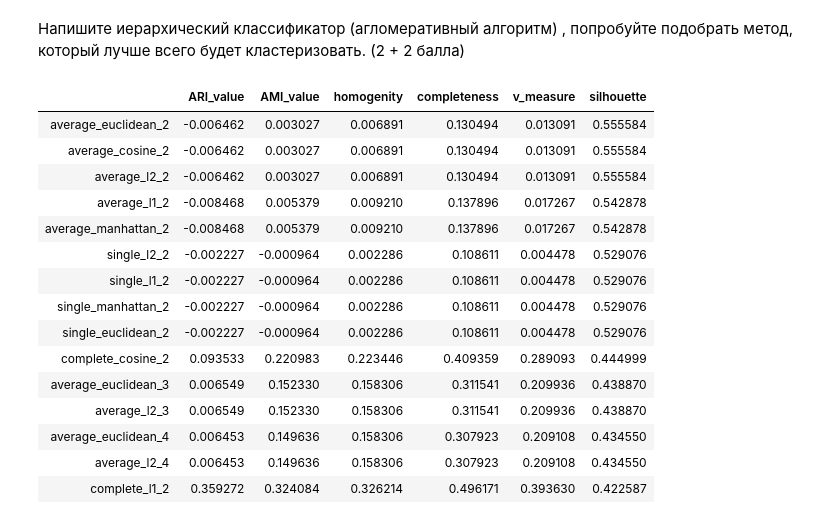
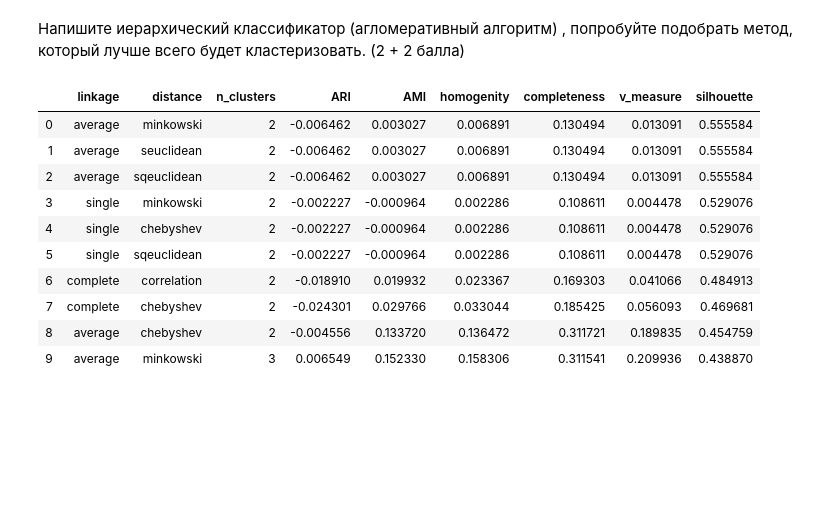
Before and after one commit to alexandretsarev/BI_2019_stat_R, a Jupyter notebook: ML_HW_03.ipynb, the cells around one changed output. Drawn from its saved outputs; the diff is of its cells as text; code cells hidden in the pictures; blank space fills up the shorter version.

Commit message:
add more distances

```diff
--- a/ML_HW_03.ipynb
+++ b/ML_HW_03.ipynb
@@ -90,7 +91,9 @@ plt.show()
 Напишите иерархический классификатор (агломеративный алгоритм) , попробуйте подобрать метод, который лучше всего будет кластеризовать. (2 + 2 балла)
 # %%
 linkages = ['average','single','complete']
-distances = ['euclidean','manhattan','l1','l2','cosine']
+distances = ['braycurtis', 'canberra', 'chebyshev','correlation','hamming','minkowski','seuclidean','sqeuclidean']
+# классическая евклидова метрика вшита в цикл
+
 y = data.loc[:,'class'] # провека по кластеру
 clust_1 = 2
 clust_n = 11
@@ -101,8 +104,8 @@ for linkage in linkages:
     if linkage != 'ward':
         for distance in distances:
             for Ncluster in range(clust_1,clust_n):
-                # creation working classifier
-                alg = AgglomerativeClustering(n_clusters=Ncluster,linkage=linkage,affinity=distance).fit(X)
+                alg = AgglomerativeClustering(n_clusters=Ncluster,linkage=linkage,affinity='precomputed').\
+                fit(pairwise_distances(X,metric=distance))
 
                 # calculating statistics
                 ARI_value = metrics.adjusted_rand_score(y, alg.labels_)
@@ -123,8 +126,10 @@ for linkage in linkages:
 
     elif linkage == 'ward': # works only with eucledian distance
         for Ncluster in range(clust_1,clust_n):
+                distance = "euclidean"
                 # creation working classifier
-                alg = AgglomerativeClustering(n_clusters=Ncluster,linkage=linkage,affinity='euclidean').fit(X)
+                alg = AgglomerativeClustering(n_clusters=Ncluster,linkage=linkage,affinity='precomputed').\
+                fit(pairwise_distances(X,metric=distance))
 
                 # calculating statistics
                 ARI_value = metrics.adjusted_rand_score(y, alg.labels_)
@@ -139,33 +144,14 @@ for linkage in linkages:
                 #stat_data = [round(x,3) for x in stat_data]
 
                 # create algorithm name
-                distance = "euclidean"
+                #distance = "euclidean"
                 list_name = list(map(str,[linkage,distance,Ncluster]))
                 alg_name = "_".join(list_name)
                 metrics_dict.update({str(alg_name):stat_data})
 
-metrics_dict = pd.DataFrame.from_dict(metrics_dict).rename(index={0:"ARI_value",
-                                                                 1:"AMI_value",
+metrics_dict = pd.DataFrame.from_dict(metrics_dict).rename(index={0:"ARI",
+                                                                 1:"AMI",
                                                                   2:"homogenity",
                                                                   3:"completeness",
                                                                   4:"v_measure",
                                                                   5:"silhouette"}).T.sort_values("silhouette",ascending=False)
-#metrics_dict.iloc[0:5,:]
-metrics_dict.iloc[0:15,:]
-# %% [output]
-|  | ARI_value | AMI_value | homogenity | completeness | v_measure | silhouette |
-| average_euclidean_2 | -0.006462 | 0.003027 | 0.006891 | 0.130494 | 0.013091 | 0.555584 |
-| average_cosine_2 | -0.006462 | 0.003027 | 0.006891 | 0.130494 | 0.013091 | 0.555584 |
-| average_l2_2 | -0.006462 | 0.003027 | 0.006891 | 0.130494 | 0.013091 | 0.555584 |
-| average_l1_2 | -0.008468 | 0.005379 | 0.009210 | 0.137896 | 0.017267 | 0.542878 |
-| average_manhattan_2 | -0.008468 | 0.005379 | 0.009210 | 0.137896 | 0.017267 | 0.542878 |
-| single_l2_2 | -0.002227 | -0.000964 | 0.002286 | 0.108611 | 0.004478 | 0.529076 |
-| single_l1_2 | -0.002227 | -0.000964 | 0.002286 | 0.108611 | 0.004478 | 0.529076 |
-| single_manhattan_2 | -0.002227 | -0.000964 | 0.002286 | 0.108611 | 0.004478 | 0.529076 |
-| single_euclidean_2 | -0.002227 | -0.000964 | 0.002286 | 0.108611 | 0.004478 | 0.529076 |
-| complete_cosine_2 | 0.093533 | 0.220983 | 0.223446 | 0.409359 | 0.289093 | 0.444999 |
-| average_euclidean_3 | 0.006549 | 0.152330 | 0.158306 | 0.311541 | 0.209936 | 0.438870 |
-| average_l2_3 | 0.006549 | 0.152330 | 0.158306 | 0.311541 | 0.209936 | 0.438870 |
-| average_euclidean_4 | 0.006453 | 0.149636 | 0.158306 | 0.307923 | 0.209108 | 0.434550 |
-| average_l2_4 | 0.006453 | 0.149636 | 0.158306 | 0.307923 | 0.209108 | 0.434550 |
-| complete_l1_2 | 0.359272 | 0.324084 | 0.326214 | 0.496171 | 0.393630 | 0.422587 |
@@ -176,0 +158,19 @@ dn = hierarchy.dendrogram(Z, color_threshold=0.5)
+# %%
+params = pd.DataFrame.from_records(pd.Series(metrics_dict.index).str.split("_"),\
+                          columns=["linkage","distance","n_clusters"])
+metrics_dict.reset_index(drop=True, inplace=True)
+metrics_dict = pd.concat([params, metrics_dict], axis=1)
+# %%
+metrics_dict.head(10)
+# %% [output]
+|  | linkage | distance | n_clusters | ARI | AMI | homogenity | completeness | v_measure | silhouette |
+| 0 | average | minkowski | 2 | -0.006462 | 0.003027 | 0.006891 | 0.130494 | 0.013091 | 0.555584 |
+| 1 | average | seuclidean | 2 | -0.006462 | 0.003027 | 0.006891 | 0.130494 | 0.013091 | 0.555584 |
+| 2 | average | sqeuclidean | 2 | -0.006462 | 0.003027 | 0.006891 | 0.130494 | 0.013091 | 0.555584 |
+| 3 | single | minkowski | 2 | -0.002227 | -0.000964 | 0.002286 | 0.108611 | 0.004478 | 0.529076 |
+| 4 | single | chebyshev | 2 | -0.002227 | -0.000964 | 0.002286 | 0.108611 | 0.004478 | 0.529076 |
+| 5 | single | sqeuclidean | 2 | -0.002227 | -0.000964 | 0.002286 | 0.108611 | 0.004478 | 0.529076 |
+| 6 | complete | correlation | 2 | -0.018910 | 0.019932 | 0.023367 | 0.169303 | 0.041066 | 0.484913 |
+| 7 | complete | chebyshev | 2 | -0.024301 | 0.029766 | 0.033044 | 0.185425 | 0.056093 | 0.469681 |
+| 8 | average | chebyshev | 2 | -0.004556 | 0.133720 | 0.136472 | 0.311721 | 0.189835 | 0.454759 |
+| 9 | average | minkowski | 3 | 0.006549 | 0.152330 | 0.158306 | 0.311541 | 0.209936 | 0.438870 |
```
Also changed, not shown: parts of 7 cells of this notebook.
